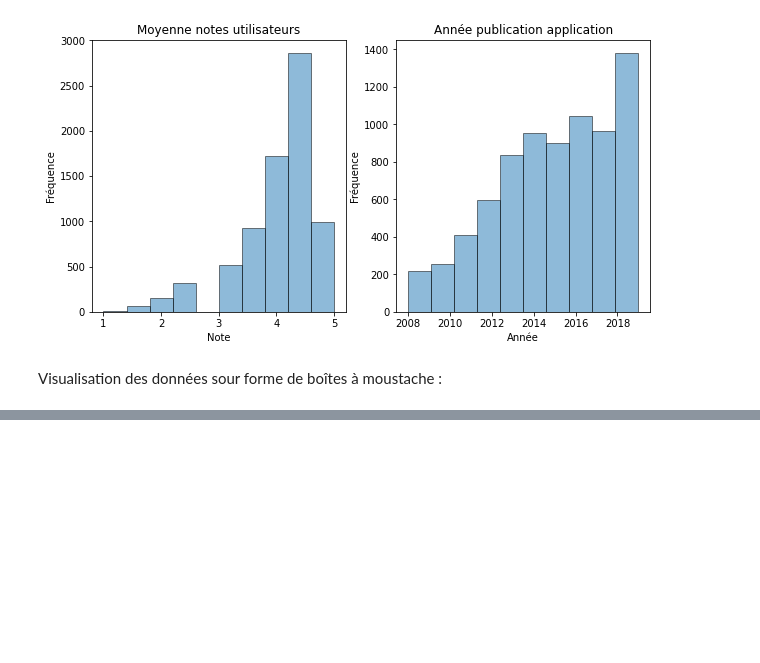
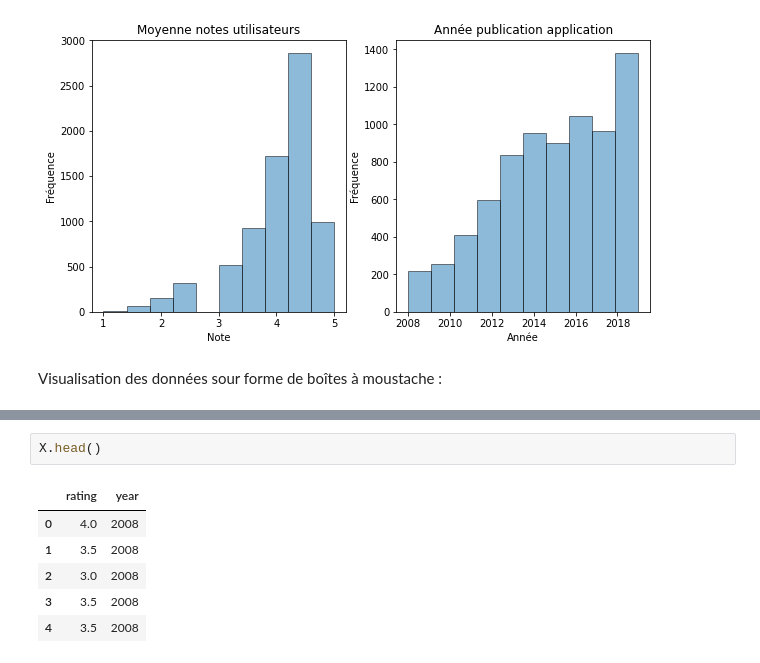
Before and after one commit to MaximeDubost/Python-H3, a Jupyter notebook: appstore_games.ipynb, the cells around one changed output, grey strips where cells are left out. Drawn from its saved outputs; the diff is of its cells as text; blank space fills up the shorter version.

```diff
--- a/appstore_games.ipynb
+++ b/appstore_games.ipynb
@@ -147,0 +176,9 @@ Text(0, 0.5, 'Année')
+# %%
+X.head()
+# %% [output]
+|  | rating | year |
+| 0 | 4.0 | 2008 |
+| 1 | 3.5 | 2008 |
+| 2 | 3.0 | 2008 |
+| 3 | 3.5 | 2008 |
+| 4 | 3.5 | 2008 |
```
Also changed, not shown: parts of 39 cells of this notebook.
